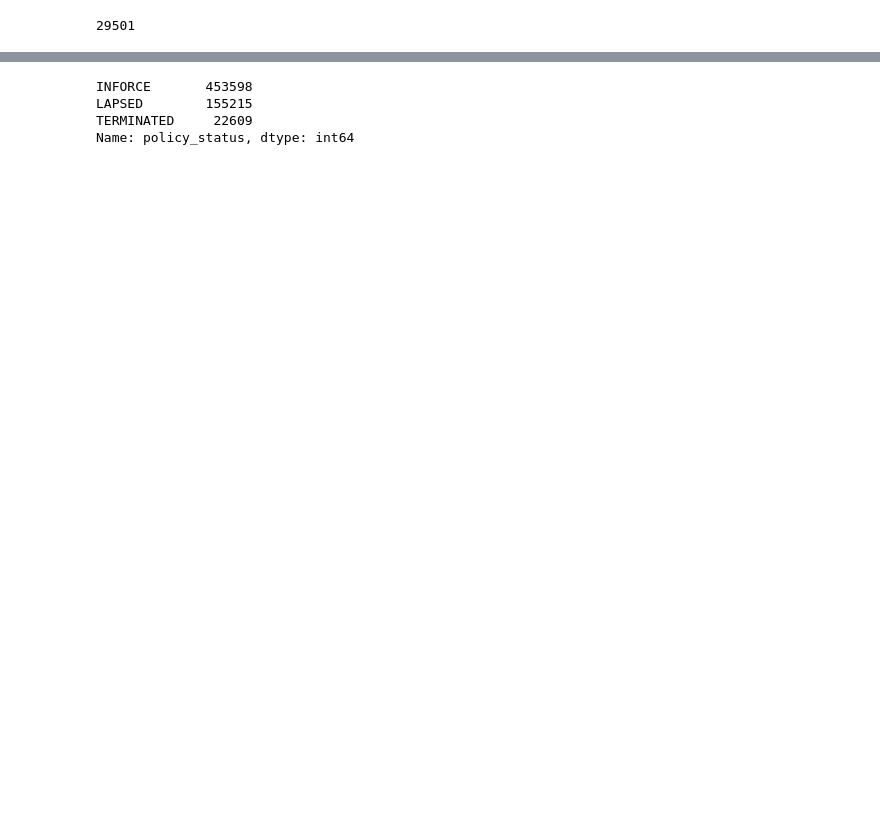
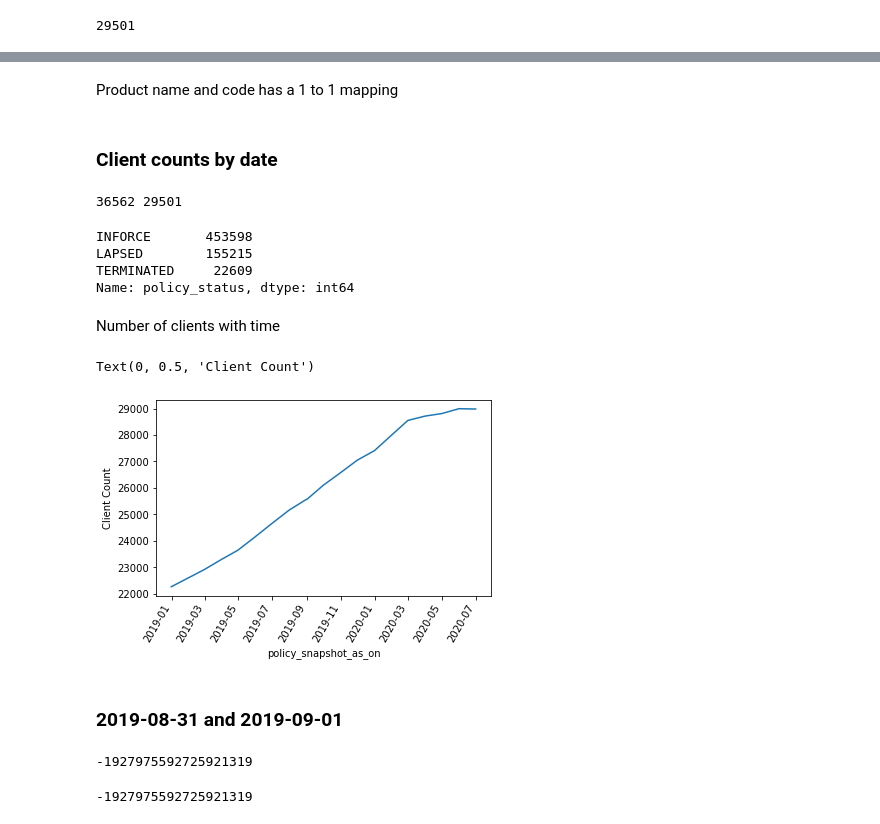
Before and after one commit to nisalr/datastorm-2.0-case-study, a Jupyter notebook: src/EDA.ipynb, the cells around one changed output, grey strips where cells are left out. Saved outputs shown, nothing was run; the diff lists cells and outputs as text; code cells hidden in the pictures; blank space fills up the shorter version.

```diff
--- a/src/EDA.ipynb
+++ b/src/EDA.ipynb
@@ -136,3 +267,11 @@ df.product_name.isna().sum()
+# %% [markdown]
+Product name and code has a 1 to 1 mapping
+# %% [markdown]
+### Client counts by date
+# %%
+print(df.policy_code.nunique(),df.client_code.nunique())
+# %% [output]
+36562 29501
 # %%
 df.policy_status.value_counts()
 # %% [output]
@@ -140,3 +279,21 @@ INFORCE       453598
 LAPSED        155215
 TERMINATED     22609
 Name: policy_status, dtype: int64
+# %% [markdown]
+Number of clients with time
+# %%
+df.groupby('policy_snapshot_as_on').client_code.nunique().plot(rot=60)
+plt.ylabel('Client Count')
+# %% [output]
+Text(0, 0.5, 'Client Count')
+[figure, added]
+# %% [markdown]
+### 2019-08-31 and 2019-09-01
+# %%
+hash(tuple(df[df.policy_snapshot_as_on=='2019-08-31'].sort_values('policy_code').policy_code.tolist()))
+# %% [output]
+-1927975592725921319
+# %%
+hash(tuple(df[df.policy_snapshot_as_on=='2019-09-01'].sort_values('policy_code').policy_code.tolist()))
+# %% [output]
+-1927975592725921319
```
Also changed, not shown: parts of 73 cells of this notebook.
